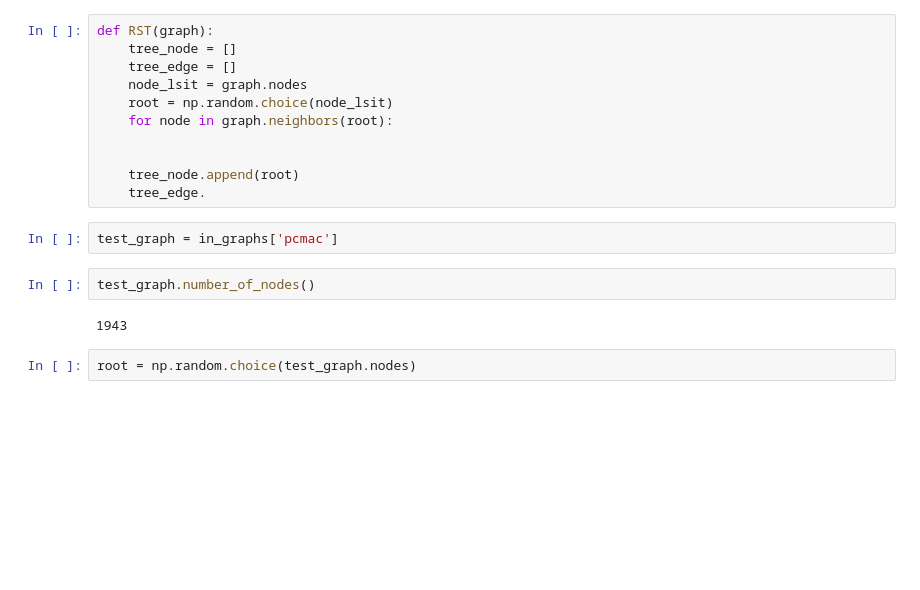
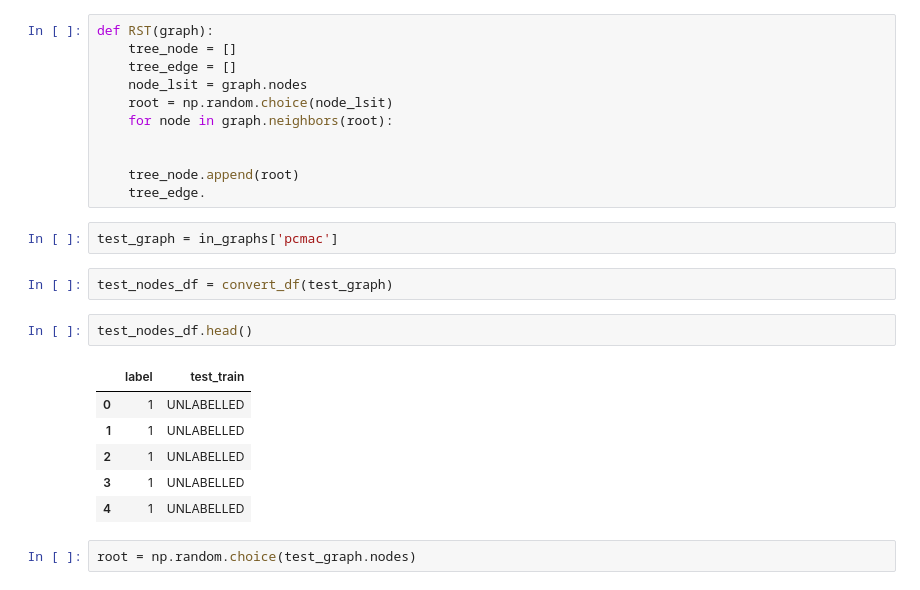
Before and after one commit to filozyu/LPA-Experiments, a Jupyter notebook: LPA_exp.ipynb, the cells around one changed output. Cells and saved outputs as stored; diff of their text form; blank space fills up the shorter version.

```diff
--- a/LPA_exp.ipynb
+++ b/LPA_exp.ipynb
@@ -150,10 +155,17 @@ def RST(graph):
     tree_edge.
 # %%
 test_graph = in_graphs['pcmac']
-# %%
-test_graph.number_of_nodes()
-# %% [output]
-1943
+# %%
+test_nodes_df = convert_df(test_graph)
+# %%
+test_nodes_df.head()
+# %% [output]
+|  | label | test_train |
+| 0 | 1 | UNLABELLED |
+| 1 | 1 | UNLABELLED |
+| 2 | 1 | UNLABELLED |
+| 3 | 1 | UNLABELLED |
+| 4 | 1 | UNLABELLED |
 # %%
 root = np.random.choice(test_graph.nodes)
 # %%
```
Also changed, not shown: parts of 25 cells of this notebook.
